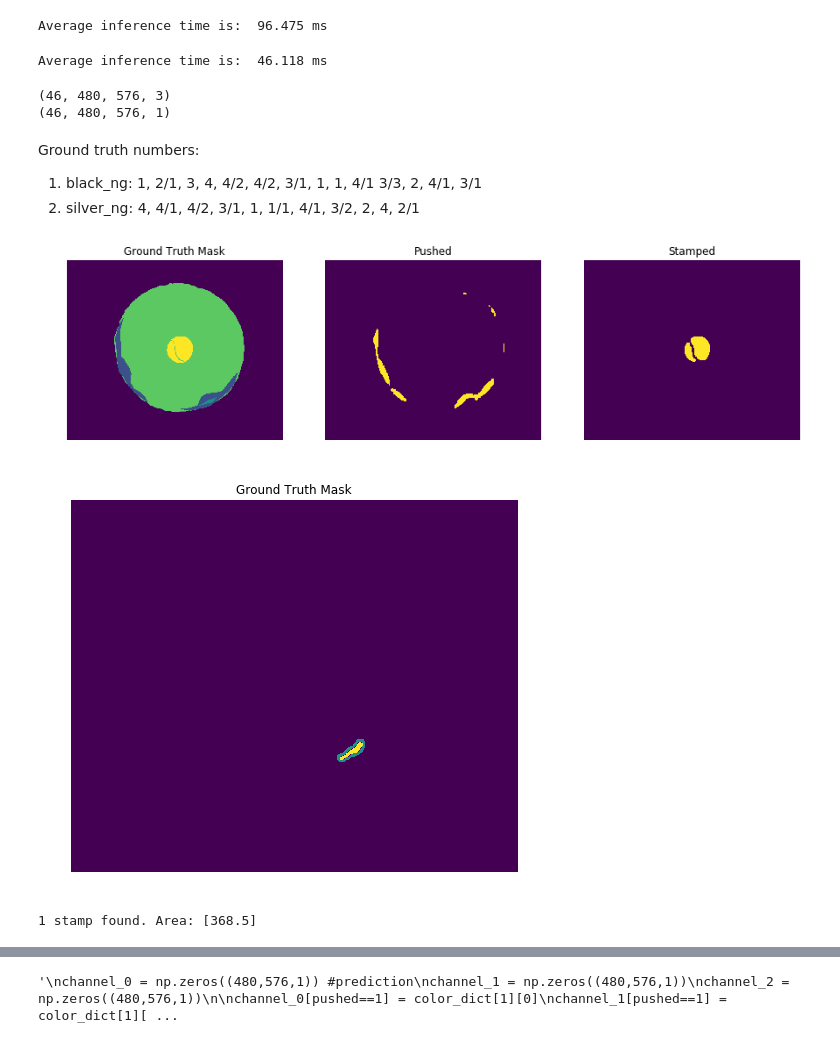
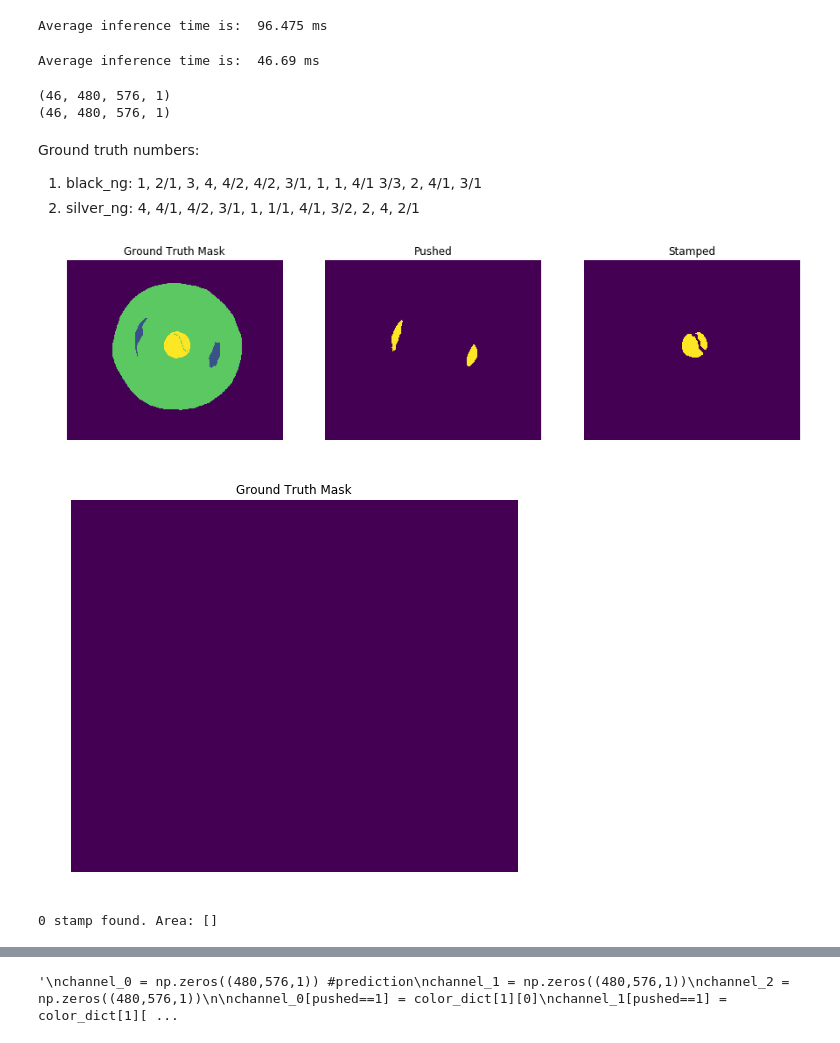
Before and after one commit to jhk0429/Segmentation_project, a Jupyter notebook: Inference-combined.ipynb, the cells around one changed output, grey strips where cells are left out. Saved outputs shown, nothing was run; the diff lists cells and outputs as text; code cells hidden in the pictures.

```diff
--- a/Inference-combined.ipynb
+++ b/Inference-combined.ipynb
@@ -18,7 +18,8 @@
 #path = 'saved_model_1006_RMSprop_100_5e-05_BNone_classweights_P86_S3060_EncoderTrained'
 
 #path = 'saved_model_10123_combined_RMSprop_100_5e-05_ENCFRZ_False'
-path = 'saved_model_1014_combined_RMSprop_100_0.0001_ENCFRZ_False'
+#path = 'saved_model_1014_combined_RMSprop_100_0.0001_ENCFRZ_False'
+path = 'saved_model_1014_combined_RMSprop_100_0.0001_ENCFRZ_False_onechannel'
 # %%
 import tensorflow as tf
 from tensorflow import keras
@@ -220,6 +221,8 @@ for idx,image in enumerate(tqdm(img_loc)):
     n = cv2.imread(image)
     n = tf.cast(n, tf.float32) / 255.0
     image = tf.image.resize(n, IMG_SIZE) #960,1152
+
+    image = tf.image.rgb_to_grayscale(image)
 
     image = tf.image.flip_left_right(image)
 
@@ -258,7 +261,7 @@ for idx,image in enumerate(tqdm(img_loc)):
 
 print("Average inference time is: ",(np.mean(time_list) * 1000).round(3), "ms")
 # %% [output]
-Average inference time is:  46.118 ms
+Average inference time is:  46.69 ms
 # %%
 gc.collect()
 
@@ -270,6 +273,8 @@ for img in glob.glob("JR_dataset/train/*/*.bmp"):
     n = cv2.imread(img)
     n = tf.cast(n, tf.float32) / 255.0
     n = tf.image.resize(n, IMG_SIZE) #960,1152
+
+    n = tf.image.rgb_to_grayscale(n)
 
     n = tf.image.flip_left_right(n)
 
@@ -295,8 +300,8 @@ test_y = tf.convert_to_tensor(train_y)
 print(test_x.shape)
 print(test_y.shape)
 # %% [output]
-(46, 480, 576, 3)
 (46, 480, 576, 1)
+(46, 480, 576, 1)
 # %% [markdown]
 Ground truth numbers:
 1.   black_ng:
@@ -311,27 +316,27 @@ np.savez_compressed('test_img_array', test_0 = np.float32(pred_mask[0][0][0]), t
                    test_2 = np.float32(pred_mask[2][0][0]), test_3 = np.float32(pred_mask[3][0][0]))
 """
 # %%
-idx = 27
+idx = 1
 
 pred = np.float32(pred_mask[idx][0][0])
 
 ex = np.round(pred) # ex = H,W,5
 
 pushed = tf.expand_dims(ex[:,:,1], -1) + tf.expand_dims(ex[:,:,2], -1)
 circle = tf.expand_dims(ex[:,:,3], -1)
 stamped = tf.expand_dims(ex[:,:,2], -1) # stamped = H,W,1
 bg = tf.expand_dims(ex[:,:,0], -1)
 hole = tf.expand_dims(ex[:,:,4], -1)
 
 
 #bg = 0, pushed = 1, stamped = 2, circle = 3
 
 gt_mask = np.round(test_y[idx],decimals = 0)
 #print((gt_mask==1).sum())
 
 display([gt_mask, pushed, hole])
 # %% [output]
-[figure, old version]
+[figure, new version]
 # %%
 stamped_x = np.array(stamped).astype(np.uint8) * 255
 k = cv2.getStructuringElement(cv2.MORPH_RECT, (5,5))
@@ -340,8 +345,8 @@ closed_stamp = cv2.dilate(stamped_x, k)
 contours, hierarchy = cv2.findContours(closed_stamp, cv2.RETR_LIST, cv2.CHAIN_APPROX_NONE)
 img, area, wh, count = draw_and_count(stamped_x, contours, label="stamp")
 # %% [output]
-[figure, old version]
+[figure, new version]
-1 stamp found. Area: [368.5]
+0 stamp found. Area: []
 # %%
 pushed_x = np.array(pushed).astype(np.uint8) * 255
 k = cv2.getStructuringElement(cv2.MORPH_RECT, (10,10))
```
Also changed, not shown: parts of 2 cells of this notebook, 1 other file.
